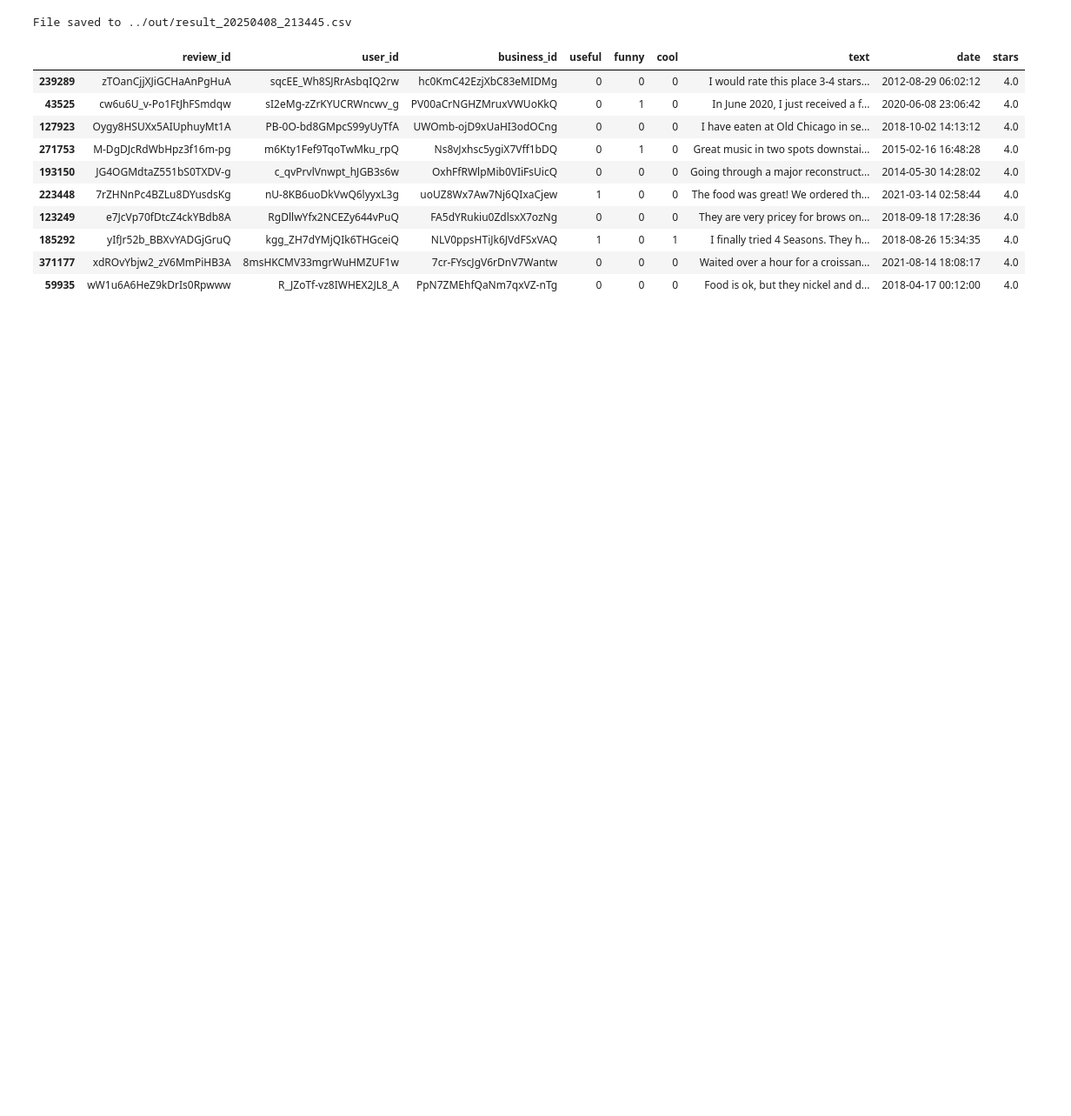
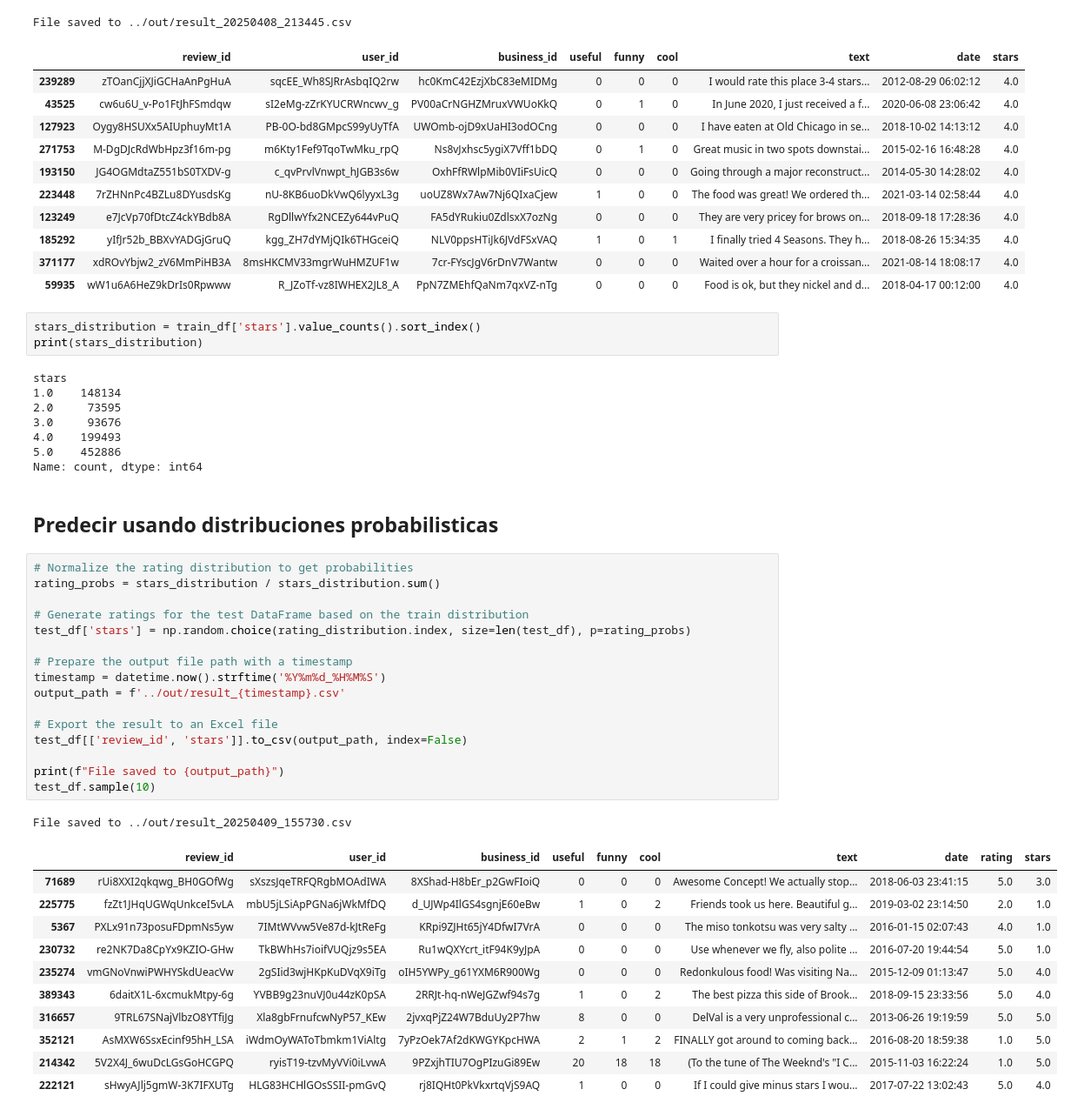
Before and after one commit to agmota11/RECSYS, a Jupyter notebook: Practica 2/src/Experimento_1.ipynb, the cells around one changed output. Shown at 87% size. Saved outputs shown, nothing was run; the diff lists cells and outputs as text; blank space fills up the shorter version.

```diff
--- a/Practica 2/src/Experimento_1.ipynb
+++ b/Practica 2/src/Experimento_1.ipynb
@@ -97,3 +98,45 @@ File saved to ../out/result_20250408_213445.csv
 | 185292 | yIfJr52b_BBXvYADGjGruQ | kgg_ZH7dYMjQIk6THGceiQ | NLV0ppsHTiJk6JVdFSxVAQ | 1 | 0 | 1 | I finally tried 4 Seasons. They h... | 2018-08-26 15:34:35 | 4.0 |
 | 371177 | xdROvYbjw2_zV6MmPiHB3A | 8msHKCMV33mgrWuHMZUF1w | 7cr-FYscJgV6rDnV7Wantw | 0 | 0 | 0 | Waited over a hour for a croissan... | 2021-08-14 18:08:17 | 4.0 |
 | 59935 | wW1u6A6HeZ9kDrIs0Rpwww | R_JZoTf-vz8IWHEX2JL8_A | PpN7ZMEhfQaNm7qxVZ-nTg | 0 | 0 | 0 | Food is ok, but they nickel and d... | 2018-04-17 00:12:00 | 4.0 |
+# %%
+stars_distribution = train_df['stars'].value_counts().sort_index()
+print(stars_distribution)
+# %% [output]
+stars
+1.0    148134
+2.0     73595
+3.0     93676
+4.0    199493
+5.0    452886
+Name: count, dtype: int64
+# %% [markdown]
+## Predecir usando distribuciones probabilisticas
+# %%
+# Normalize the rating distribution to get probabilities
+rating_probs = stars_distribution / stars_distribution.sum()
+
+# Generate ratings for the test DataFrame based on the train distribution
+test_df['stars'] = np.random.choice(rating_distribution.index, size=len(test_df), p=rating_probs)
+
+# Prepare the output file path with a timestamp
+timestamp = datetime.now().strftime('%Y%m%d_%H%M%S')
+output_path = f'../out/result_{timestamp}.csv'
+
+# Export the result to an Excel file
+test_df[['review_id', 'stars']].to_csv(output_path, index=False)
+
+print(f"File saved to {output_path}")
+test_df.sample(10)
+# %% [output]
+File saved to ../out/result_20250409_155730.csv
+|  | review_id | user_id | business_id | useful | funny | cool | text | date | rating | stars |
+| 71689 | rUi8XXI2qkqwg_BH0GOfWg | sXszsJqeTRFQRgbMOAdIWA | 8XShad-H8bEr_p2GwFIoiQ | 0 | 0 | 0 | Awesome Concept! We actually stop... | 2018-06-03 23:41:15 | 5.0 | 3.0 |
+| 225775 | fzZt1JHqUGWqUnkceI5vLA | mbU5jLSiApPGNa6jWkMfDQ | d_UJWp4IlGS4sgnjE60eBw | 1 | 0 | 2 | Friends took us here. Beautiful g... | 2019-03-02 23:14:50 | 2.0 | 1.0 |
+| 5367 | PXLx91n73posuFDpmNs5yw | 7IMtWVvw5Ve87d-kJtReFg | KRpi9ZJHt65jY4DfwI7VrA | 0 | 0 | 0 | The miso tonkotsu was very salty ... | 2016-01-15 02:07:43 | 4.0 | 1.0 |
+| 230732 | re2NK7Da8CpYx9KZIO-GHw | TkBWhHs7ioifVUQjz9s5EA | Ru1wQXYcrt_itF94K9yJpA | 0 | 0 | 0 | Use whenever we fly, also polite ... | 2016-07-20 19:44:54 | 5.0 | 1.0 |
+| 235274 | vmGNoVnwiPWHYSkdUeacVw | 2gSIid3wjHKpKuDVqX9iTg | oIH5YWPy_g61YXM6R900Wg | 0 | 0 | 0 | Redonkulous food! Was visiting Na... | 2015-12-09 01:13:47 | 5.0 | 4.0 |
+| 389343 | 6daitX1L-6xcmukMtpy-6g | YVBB9g23nuVJ0u44zK0pSA | 2RRJt-hq-nWeJGZwf94s7g | 1 | 0 | 2 | The best pizza this side of Brook... | 2018-09-15 23:33:56 | 5.0 | 4.0 |
+| 316657 | 9TRL67SNajVlbzO8YTfiJg | Xla8gbFrnufcwNyP57_KEw | 2jvxqPjZ24W7BduUy2P7hw | 8 | 0 | 0 | DelVal is a very unprofessional c... | 2013-06-26 19:19:59 | 5.0 | 5.0 |
+| 352121 | AsMXW6SsxEcinf95hH_LSA | iWdmOyWAToTbmkm1ViAltg | 7yPzOek7Af2dKWGYKpcHWA | 2 | 1 | 2 | FINALLY got around to coming back... | 2016-08-20 18:59:38 | 1.0 | 5.0 |
+| 214342 | 5V2X4J_6wuDcLGsGoHCGPQ | ryisT19-tzvMyVVi0iLvwA | 9PZxjhTIU7OgPIzuGi89Ew | 20 | 18 | 18 | (To the tune of The Weeknd's "I C... | 2015-11-03 16:22:24 | 1.0 | 5.0 |
+| 222121 | sHwyAJlj5gmW-3K7IFXUTg | HLG83HCHlGOsSSII-pmGvQ | rj8IQHt0PkVkxrtqVjS9AQ | 1 | 0 | 0 | If I could give minus stars I wou... | 2017-07-22 13:02:43 | 5.0 | 4.0 |
```
Also changed, not shown: parts of 3 cells of this notebook, 5 other files.
